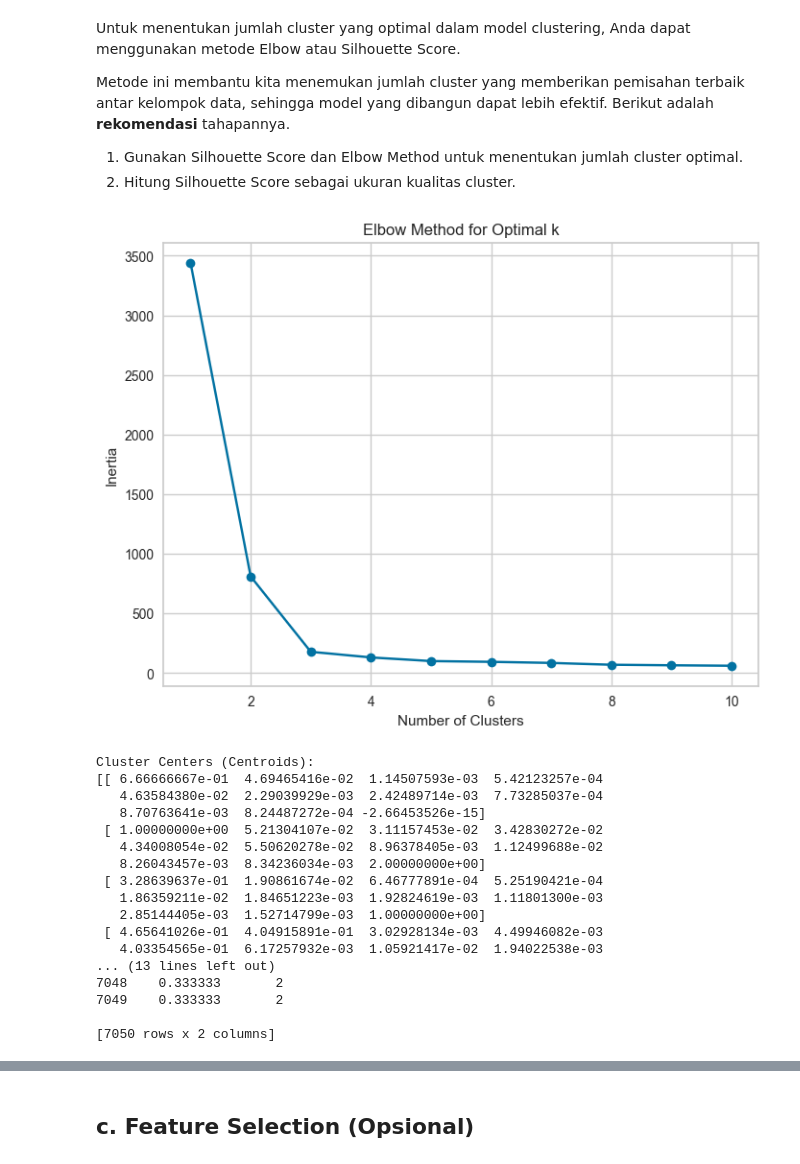
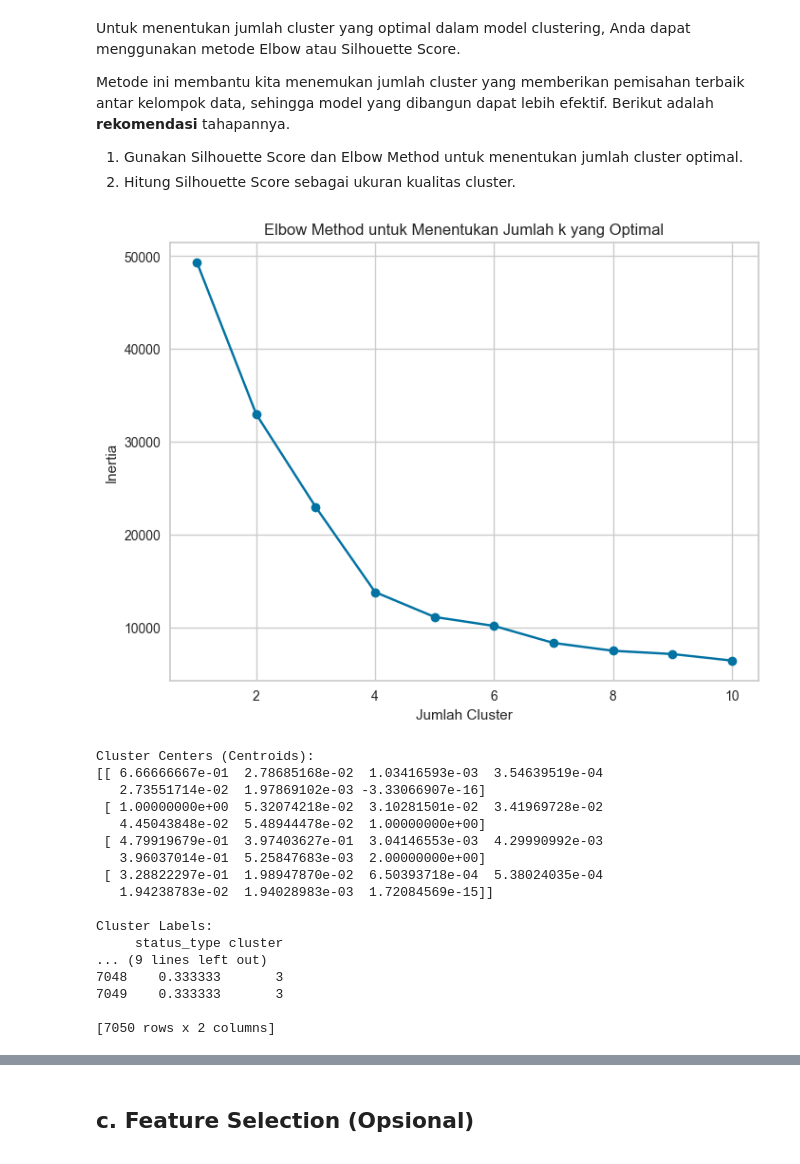
Before and after one commit to Rasio09/PortofolioData, a Jupyter notebook: data/machine learning/submission-proyek/[Clustering]_Submission_Akhir_BMLP_Rasio Fernandis.ipynb, the cells around one changed output, grey strips where cells are left out. Drawn from its saved outputs; the diff is of its cells as text; code cells hidden in the pictures.

```diff
--- a/data/machine learning/submission-proyek/[Clustering]_Submission_Akhir_BMLP_Rasio Fernandis.ipynb
+++ b/data/machine learning/submission-proyek/[Clustering]_Submission_Akhir_BMLP_Rasio Fernandis.ipynb
@@ -205,6 +206,12 @@ df.drop(['Column1', 'Column2', 'Column3', 'Column4'], axis=1, inplace=True)
 
 df.drop(['status_id'], axis=1, inplace=True)
 df.drop(['status_published'], axis=1, inplace=True)
+# %%
+# banyaknya angka 0 hapus num_angrys, num_sads, num_hahas,
+df.drop(['num_angrys'], axis=1, inplace=True)
+df.drop(['num_sads'], axis=1, inplace=True)
+df.drop(['num_hahas'], axis=1, inplace=True)
+df.drop(['num_wows'], axis=1, inplace=True)
 # %%
 # cek lagi info perubahan yang sudah dilakukan
 df.info()
@@ -335,33 +312,35 @@ Metode ini membantu kita menemukan jumlah cluster yang memberikan pemisahan terb
 1. Gunakan Silhouette Score dan Elbow Method untuk menentukan jumlah cluster optimal.
 2. Hitung Silhouette Score sebagai ukuran kualitas cluster.
 # %%
-# MENCARI JUMLAH KLASTER OPTIMAL
+# Langkah 1: Skala Fitur
+scaler = StandardScaler()
+df_scaled = scaler.fit_transform(df)  # Asumsikan df hanya berisi fitur numerik
 
-# Elbow method: Inertia vs. Number of clusters
+# Langkah 2: Elbow method untuk mencari jumlah cluster optimal
 inertia_values = []
-cluster_range = range(1, 11)  # Try clusters from 1 to 10
+cluster_range = range(1, 11)  # Coba jumlah cluster dari 1 hingga 10
 
 for n_clusters in cluster_range:
-    kmeans = KMeans(n_clusters=n_clusters, random_state=0)
-    kmeans.fit(df)
+    kmeans = KMeans(n_clusters=n_clusters, random_state=42)  # Tetapkan random_state untuk reproduksibilitas
+    kmeans.fit(df_scaled)  # Melakukan fit pada data yang sudah discale
     inertia_values.append(kmeans.inertia_)
 
-# Plot inertia values
+# Langkah 3: Plot grafik inertia
 plt.figure(figsize=(8, 6))
 plt.plot(cluster_range, inertia_values, marker='o')
-plt.title("Elbow Method for Optimal k")
-plt.xlabel('Number of Clusters')
+plt.title("Elbow Method untuk Menentukan Jumlah k yang Optimal")
+plt.xlabel('Jumlah Cluster')
 plt.ylabel('Inertia')
 plt.show()
 # %% [output]
-[figure, old version]
+[figure, new version]
 # %%
 # HASIL TERBAIK PADA JUMLAH KLASTER 4
 kmeans = KMeans(n_clusters=4, random_state=0)  # Let's assume 2 clusters, change if needed
-kmeans.fit(df)
+clusters = kmeans.fit_predict(df)
 
 # Step 4: Get the cluster labels and add them to the DataFrame
-df['cluster'] = kmeans.labels_
+df['cluster'] = clusters
 
 # Step 5: Print cluster centers and labels
 print("Cluster Centers (Centroids):")
@@ -371,20 +350,20 @@ print("\nCluster Labels:")
 print(df[['status_type', 'cluster']])
 # %% [output]
 Cluster Centers (Centroids):
-[[ 6.66666667e-01  4.69465416e-02  1.14507593e-03  5.42123257e-04
-   4.63584380e-02  2.29039929e-03  2.42489714e-03  7.73285037e-04
-   8.70763641e-03  8.24487272e-04 -2.66453526e-15]
- [ 1.00000000e+00  5.21304107e-02  3.11157453e-02  3.42830272e-02
-   4.34008054e-02  5.50620278e-02  8.96378405e-03  1.12499688e-02
-   8.26043457e-03  8.34236034e-03  2.00000000e+00]
- [ 3.28639637e-01  1.90861674e-02  6.46777891e-04  5.25190421e-04
-   1.86359211e-02  1.84651223e-03  1.92824619e-03  1.11801300e-03
-   2.85144405e-03  1.52714799e-03  1.00000000e+00]
- [ 4.65641026e-01  4.04915891e-01  3.02928134e-03  4.49946082e-03
-   4.03354565e-01  6.17257932e-03  1.05921417e-02  1.94022538e-03
-... (13 lines left out)
-7048    0.333333       2
-7049    0.333333       2
+[[ 6.66666667e-01  2.78685168e-02  1.03416593e-03  3.54639519e-04
+   2.73551714e-02  1.97869102e-03 -3.33066907e-16]
+ [ 1.00000000e+00  5.32074218e-02  3.10281501e-02  3.41969728e-02
+   4.45043848e-02  5.48944478e-02  1.00000000e+00]
+ [ 4.79919679e-01  3.97403627e-01  3.04146553e-03  4.29990992e-03
+   3.96037014e-01  5.25847683e-03  2.00000000e+00]
+ [ 3.28822297e-01  1.98947870e-02  6.50393718e-04  5.38024035e-04
+   1.94238783e-02  1.94028983e-03  1.72084569e-15]]
+
+Cluster Labels:
+     status_type cluster
+... (9 lines left out)
+7048    0.333333       3
+7049    0.333333       3
 
 [7050 rows x 2 columns]
 # %%
```
Also changed, not shown: parts of 16 cells of this notebook, 6 other files.
